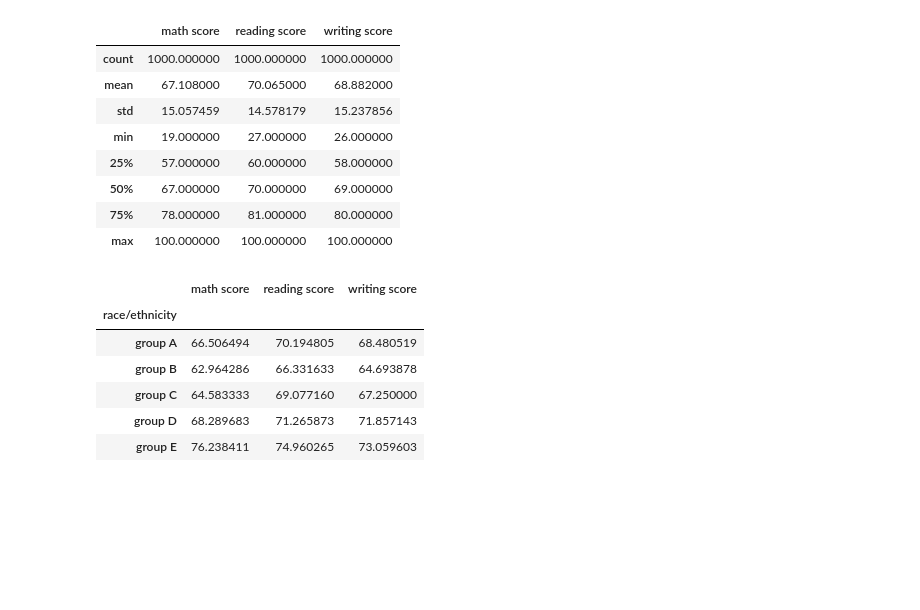
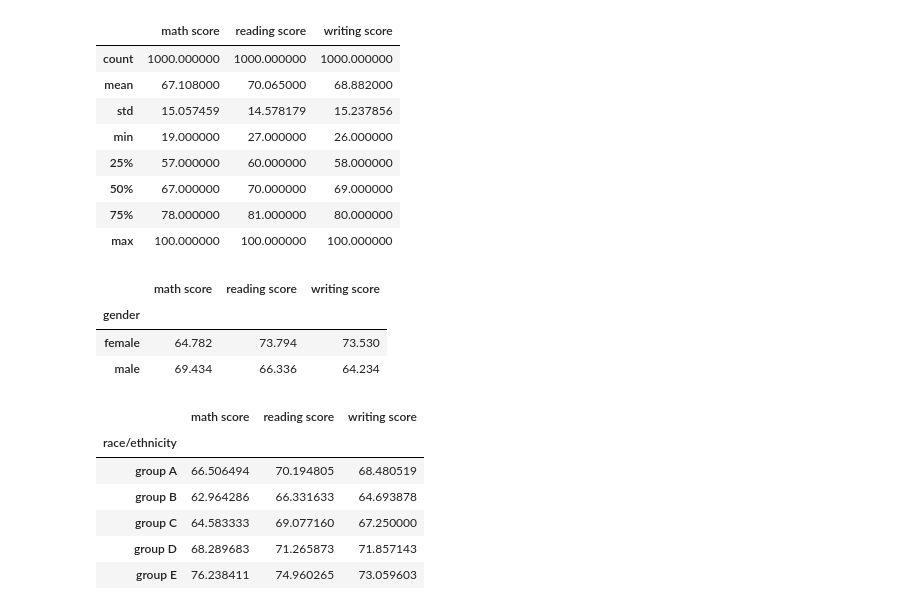
Before and after one commit to kyle1903/cuni_sw_project, a Jupyter notebook: pandas.ipynb, the cells around one changed output. Cells and saved outputs as stored; diff of their text form; code cells hidden in the pictures; blank space fills up the shorter version.

```diff
--- a/pandas.ipynb
+++ b/pandas.ipynb
@@ -12,5 +13,3 @@ data.head()
 | 2 | male | group C | some high school | standard | none | 84 | ... |
 | 3 | female | group C | associate's degree | free/reduced | none | 49 | ... |
 | 4 | female | group E | associate's degree | standard | none | 100 | ... |
-# %%
-data.drop('some high school', axis=1, inplace=True)
@@ -28,6 +25,13 @@ data.describe()
 | 50% | 67.000000 | 70.000000 | 69.000000 |
 | 75% | 78.000000 | 81.000000 | 80.000000 |
 | max | 100.000000 | 100.000000 | 100.000000 |
+# %%
+data.groupby(['gender']).mean()
+# %% [output]
+|  | math score | reading score | writing score |
+| gender |  |  |  |
+| female | 64.782 | 73.794 | 73.530 |
+| male | 69.434 | 66.336 | 64.234 |
 # %%
 data.groupby(['race/ethnicity']).mean()
 # %% [output]
```
Also changed, not shown: parts of 19 cells of this notebook.
